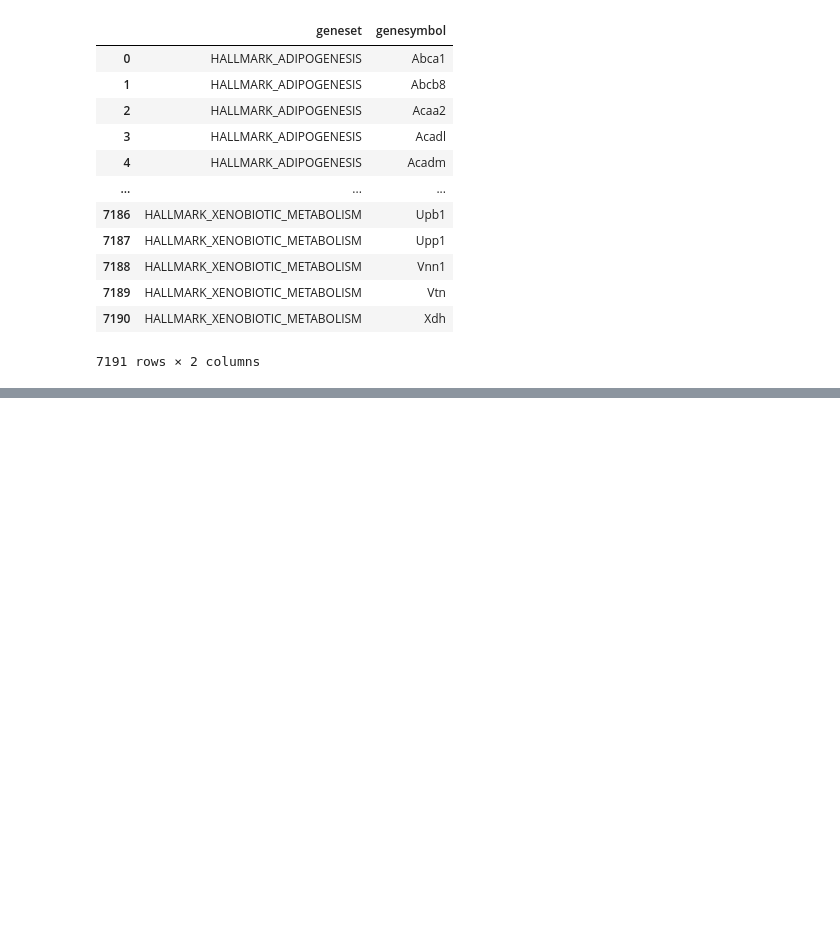
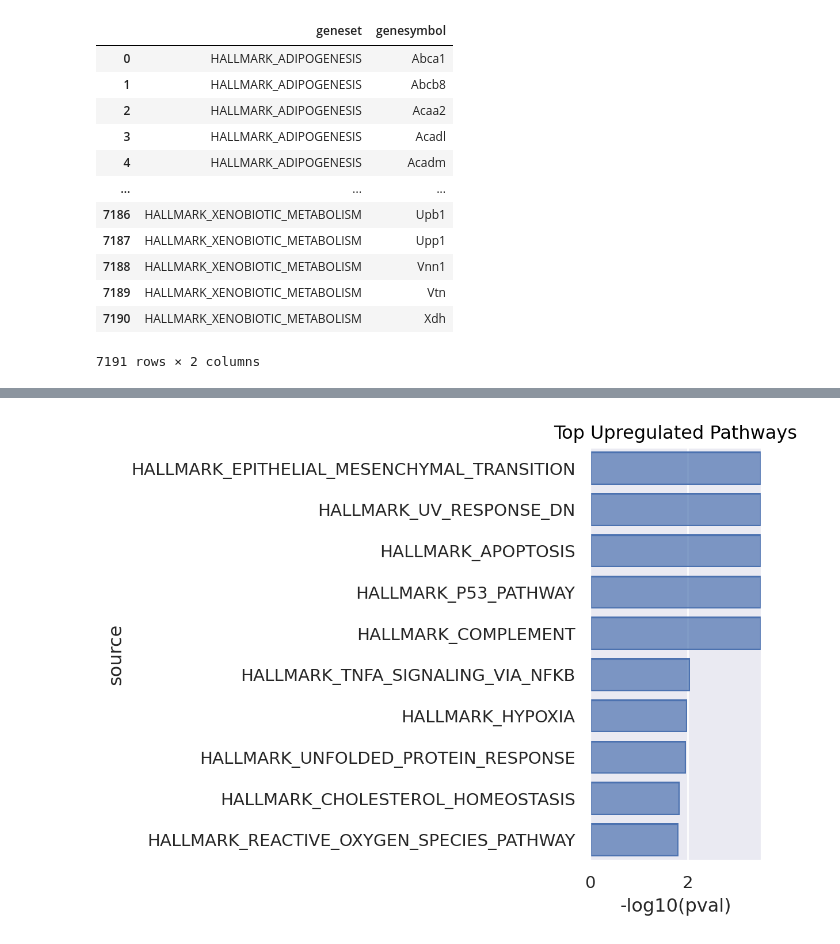
Before and after one commit to akanksha-sachan/senescence_chromatin, a Jupyter notebook: py_scripts/gene_set_scoring.ipynb, the cells around one changed output, grey strips where cells are left out. Cells and saved outputs as stored; diff of their text form; code cells hidden in the pictures; blank space fills up the shorter version.

Commit message:
added plots

```diff
--- a/py_scripts/gene_set_scoring.ipynb
+++ b/py_scripts/gene_set_scoring.ipynb
@@ -710,9 +607,0 @@ t_stats_Tam6
-# %%
-t_stats_Prol6 = (
-    sc.get.rank_genes_groups_df(adata, "Prol_6", key="t-test")
-    .set_index("names")
-    .loc[adata.var["highly_variable"]]
-    [["scores"]]
-    .rename_axis(["Prol_6"], axis=1)
-)
-t_stats_Prol6
@@ -758,7 +632,7 @@ geneset_size = mouse_msigDB_hallmark.groupby("geneset").size()
 gsea_genesets = geneset_size.index[(geneset_size > 15) & (geneset_size < 500)]
 # %%
 scores, norm, pvals = dc.run_gsea(
-    t_stats_8.T,
+    t_stats_Prol6.T,
     mouse_msigDB_hallmark[mouse_msigDB_hallmark["geneset"].isin(gsea_genesets)],
     source="geneset",
     target="genesymbol",
@@ -786,0 +662,30 @@ import seaborn.objects as so
+# %%
+import seaborn.objects as so
+import numpy as np
+
+# Select top 10 upregulated and downregulated pathways
+top_upregulated = gsea_results[gsea_results["score"] > 0].head(10)
+top_downregulated = gsea_results[gsea_results["score"] < 0].head(10)
+
+# Function to handle -log10(pval) with zero p-values
+def safe_log10(x):
+    # For p-value = 0, set to a large but finite value (e.g., 3.5)
+    return np.where(x == 0, 3.5, -np.log10(x))
+
+# Add a column for -log10(pval)
+top_upregulated = top_upregulated.assign(**{"-log10(pval)": lambda x: safe_log10(x["pval"])})
+top_downregulated = top_downregulated.assign(**{"-log10(pval)": lambda x: safe_log10(x["pval"])})
+# %%
+# Plot upregulated pathways
+(
+    so.Plot(
+        data=top_upregulated,
+        x="-log10(pval)",
+        y="source",
+    )
+    .add(so.Bar())
+    .label(title="Top Upregulated Pathways")
+    .limit(x=(0, 3.5))  # Set x-axis limits
+)
+# %% [output]
+[figure, added]
```
Also changed, not shown: parts of 26 cells of this notebook.
